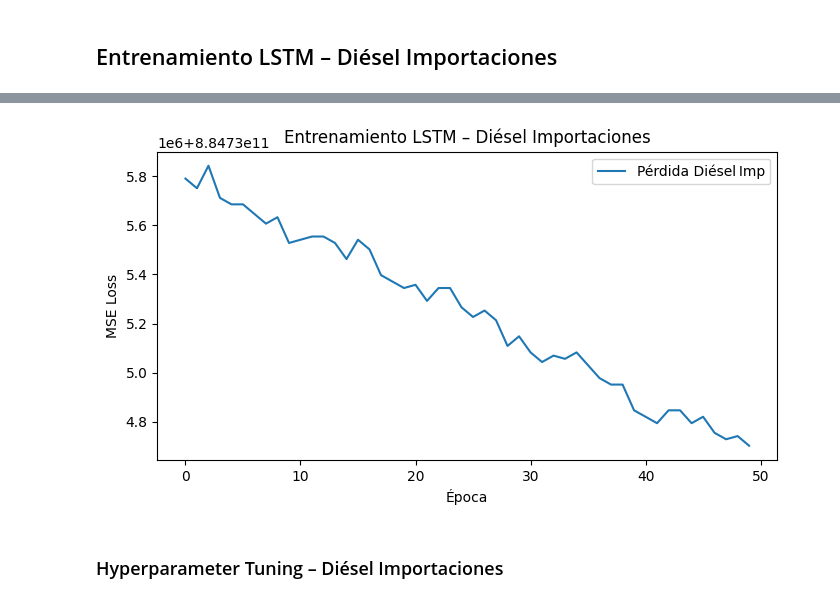
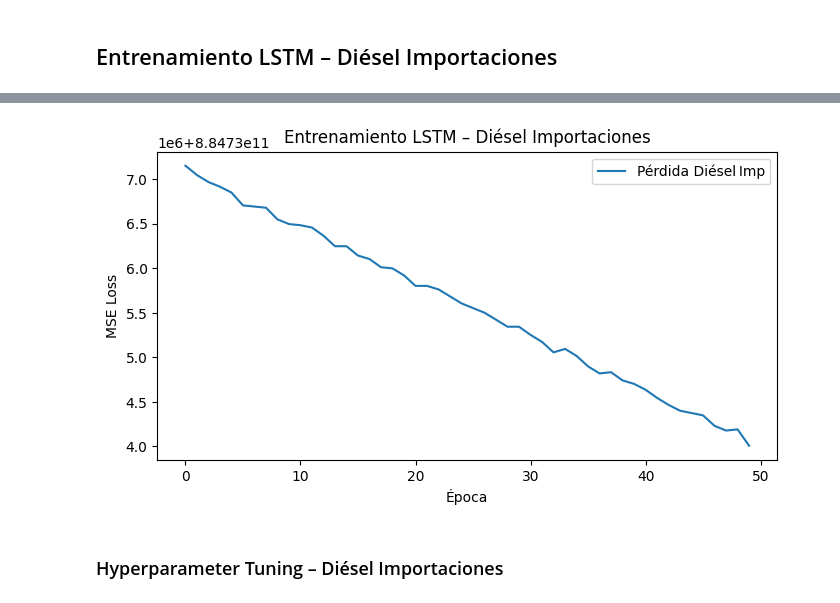
Before and after one commit to Diegoval-Dev/DC-Lab2, a Jupyter notebook: laboratorio2.ipynb, the cells around one changed output, grey strips where cells are left out. Drawn from its saved outputs; the diff is of its cells as text; code cells hidden in the pictures.

```diff
--- a/laboratorio2.ipynb
+++ b/laboratorio2.ipynb
@@ -205,7 +205,7 @@ print(f"Usando dispositivo: {device}")
 tensor_X_ir = torch.tensor(X_ir, dtype=torch.float32).to(device)
 tensor_y_ir = torch.tensor(y_ir, dtype=torch.float32).to(device)
 
-batch_size = 16
+batch_size = 8
 loader_ir = DataLoader(TensorDataset(tensor_X_ir, tensor_y_ir),
                        batch_size=batch_size, shuffle=True)
 
@@ -459,7 +459,7 @@ device = torch.device('cuda' if torch.cuda.is_available() else 'cpu')
 tensor_X_gs_imp = torch.tensor(X_gs_imp, dtype=torch.float32).to(device)
 tensor_y_gs_imp = torch.tensor(y_gs_imp, dtype=torch.float32).to(device)
 
-batch_size = 16
+batch_size = 8
 loader_gs_imp = DataLoader(
     TensorDataset(tensor_X_gs_imp, tensor_y_gs_imp),
     batch_size=batch_size,
@@ -591,7 +591,7 @@ device = torch.device('cuda' if torch.cuda.is_available() else 'cpu')
 tensor_X_di_imp = torch.tensor(X_di_imp, dtype=torch.float32).to(device)
 tensor_y_di_imp = torch.tensor(y_di_imp, dtype=torch.float32).to(device)
 
-batch_size = 16
+batch_size = 8
 loader_di_imp = DataLoader(
     TensorDataset(tensor_X_di_imp, tensor_y_di_imp),
     batch_size=batch_size,
@@ -640,4 +640,4 @@ Epoch 50, Loss: 884734702387.199951
-[figure, old version]
+[figure, new version]
 # %% [markdown]
 ### Hyperparameter Tuning – Diésel Importaciones
 # %%
```
Also changed, not shown: parts of 18 cells of this notebook, 2 other files.
